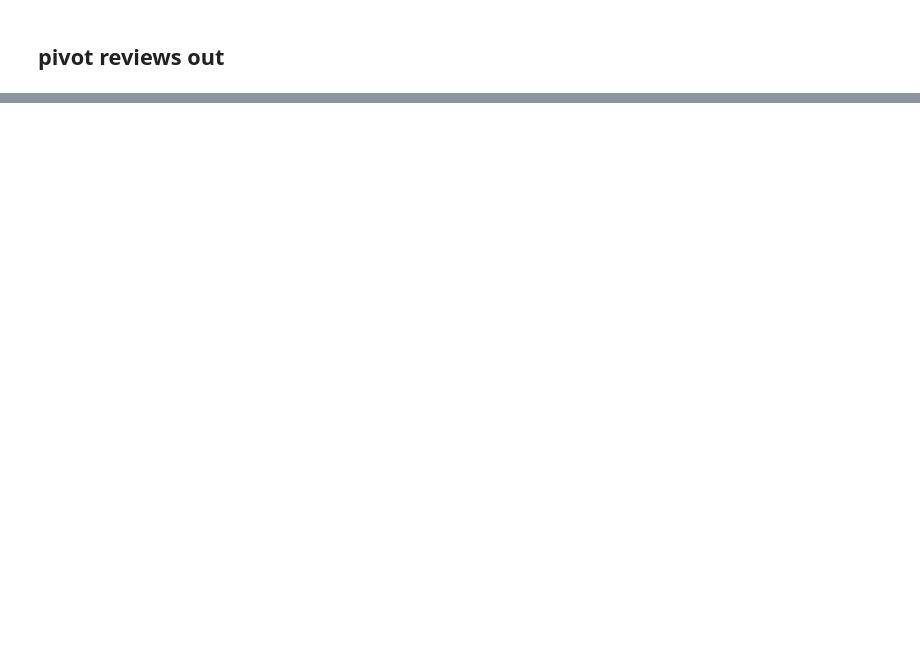
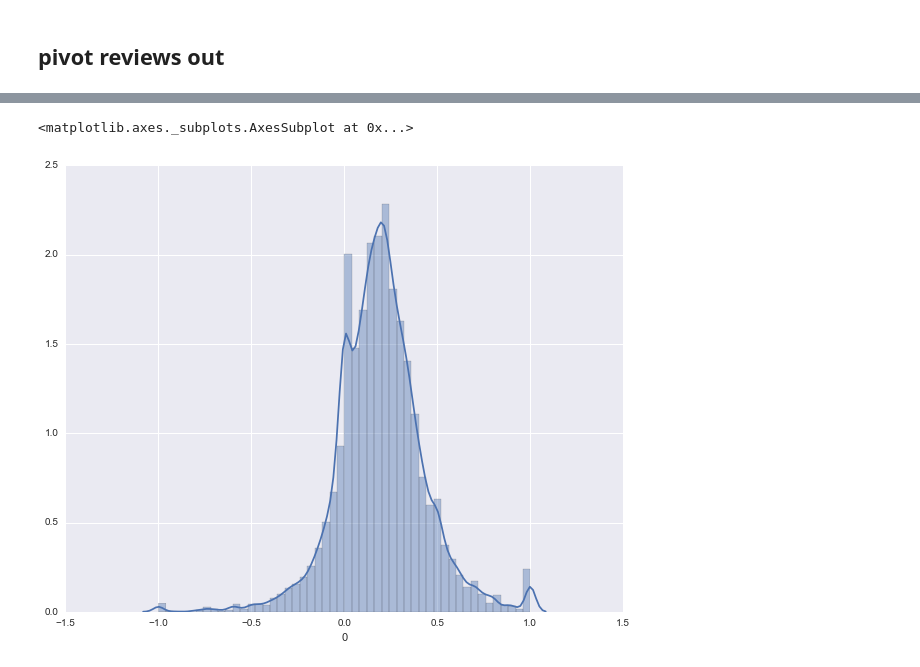
Before and after one commit to potatochip/kojak, a Jupyter notebook: restart.ipynb, the cells around one changed output, grey strips where cells are left out. Drawn from its saved outputs; the diff is of its cells as text; code cells hidden in the pictures; blank space fills up the shorter version.

```diff
--- a/restart.ipynb
+++ b/restart.ipynb
@@ -517 +467,6 @@ combo['t3'] = combo.violation.apply(test)
+# %%
+sns.distplot(X[0])
+# %% [output]
+<matplotlib.axes._subplots.AxesSubplot at 0x...>
+[figure, added]
 # %%
```
Also changed, not shown: parts of 43 cells of this notebook, 7 other files.
